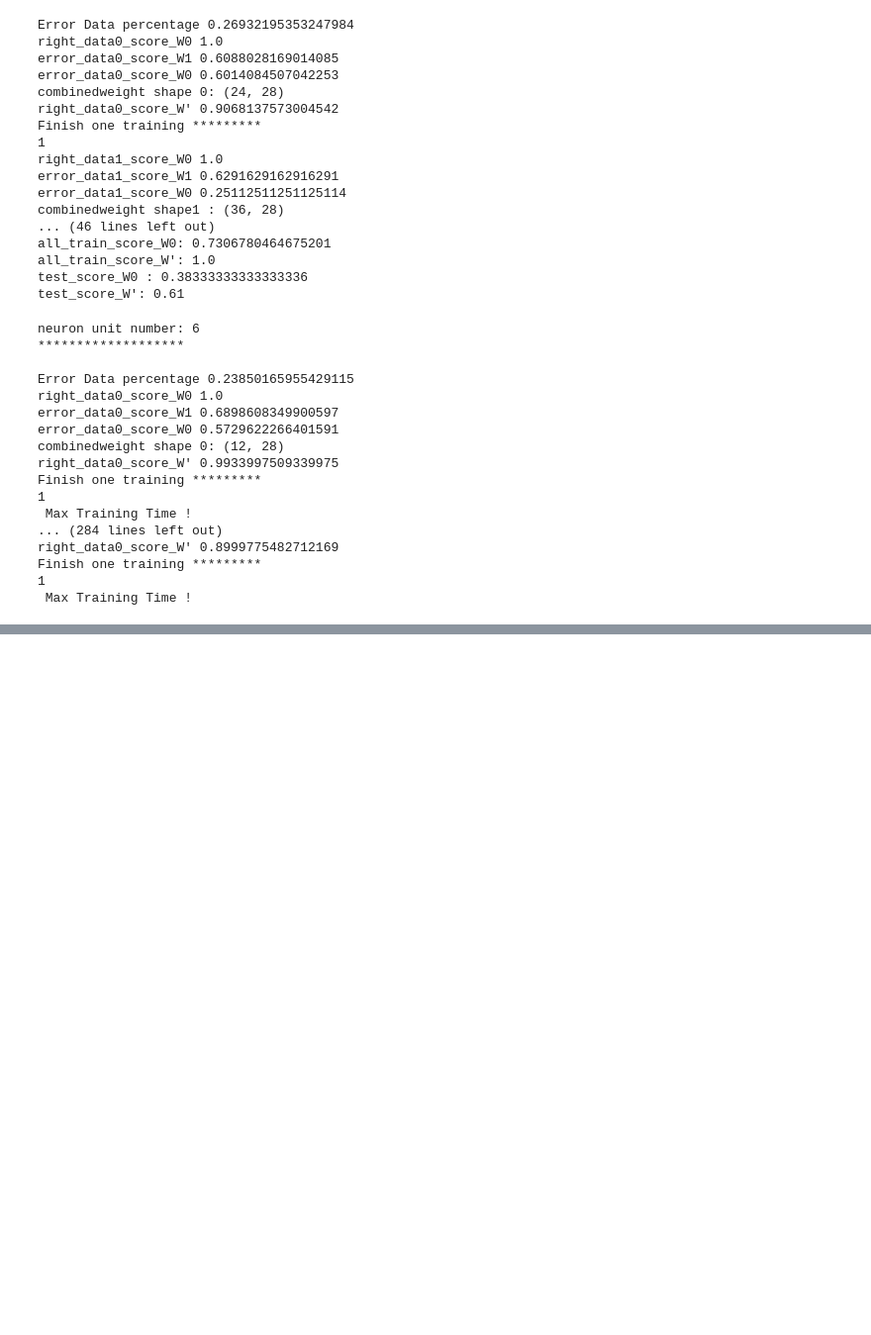
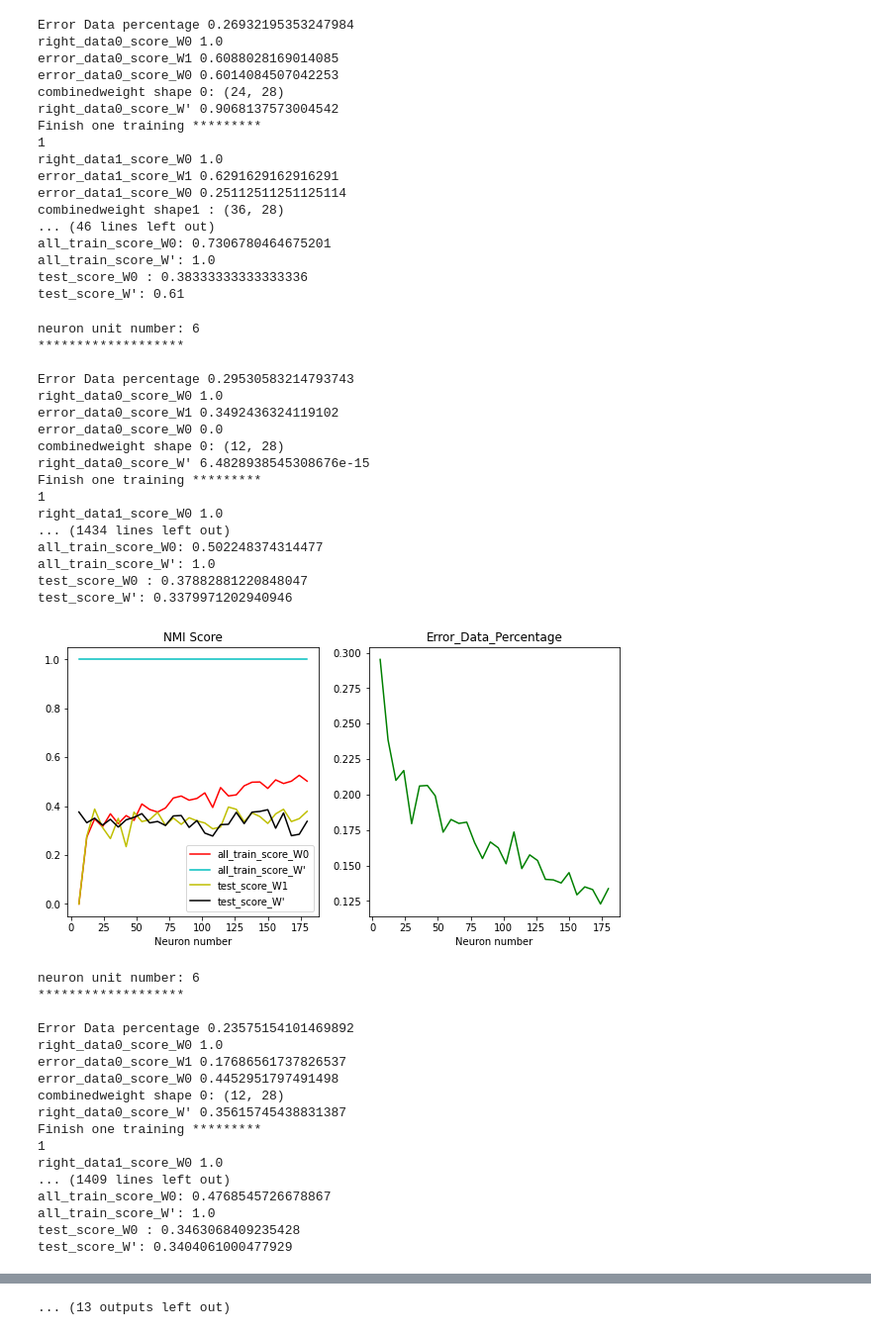
Before and after one commit to foolishfool/JupyterNotebook, a Jupyter notebook: SOM/TDSM_CM.ipynb, the cells around one changed output, grey strips where cells are left out. Shown at 99% size. Drawn from its saved outputs; the diff is of its cells as text; code cells hidden in the pictures; blank space fills up the shorter version.

```diff
--- a/SOM/TDSM_CM.ipynb
+++ b/SOM/TDSM_CM.ipynb
@@ -43,11 +43,11 @@ test_score_W': 0.61
 # %%
 #local scope 1
 
-scoretype = 0
+scoretype = 1
 scope_num = 30
 class_num = 6
 dim_num = 28
-unstable_repeat_num = 1
+unstable_repeat_num = 30
 unit_list = []
 all_train_score_W0 =[]
 all_train_score_W_combine =[]
@@ -70,7 +70,7 @@ while y <= unstable_repeat_num:
         print("*******************\n")
         som = newSom.SOM(m= class_num, n= x, dim=dim_num)
         optimize_W = TDSM_SOM.TDSM_SOM(som,dataread.data_train,dataread.data_test,dataread.label_train,dataread.label_test,class_num)
-        optimize_W.run(1,scoretype)
+        optimize_W.run(20,scoretype)
 
         all_train_score_W0.append(optimize_W.all_train_score_W0)
         all_train_score_W_combine.append(optimize_W.all_train_score_W_Combined)
@@ -108,40 +108,58 @@ while y <= unstable_repeat_num:
     axis[1].plot(unit_list,error_data_percentage,'g')
 
     plt.show()
     y =y+1
     #reset
     unit_list = []
     all_train_score_W0 =[]
     all_train_score_W_combine =[]
     test_score_W0 = []
     test_score_W_combine= []
     error_data_percentage = []
 
 
 df1 = pd.DataFrame(test_score_W0_global, columns = ['test_score_W0'])
 df2 = pd.DataFrame(test_score_W_combine_global, columns = ['test_score_W\''])
 
 summary, results = rp.ttest(group1= df1['test_score_W0'], group1_name= "test_score_W0",
                             group2= df2['test_score_W\''], group2_name= "test_score_W\'")
 print(summary)
 print(results)
 
 stats.ttest_ind(test_score_W0_global, test_score_W_combine_global,alternative = 'less')
 # %% [output]
 neuron unit number: 6
 *******************
 
-Error Data percentage 0.23850165955429115
+Error Data percentage 0.29530583214793743
 right_data0_score_W0 1.0
-error_data0_score_W1 0.6898608349900597
-error_data0_score_W0 0.5729622266401591
+error_data0_score_W1 0.3492436324119102
+error_data0_score_W0 0.0
 combinedweight shape 0: (12, 28)
-right_data0_score_W' 0.9933997509339975
+right_data0_score_W' 6.4828938545308676e-15
 Finish one training *********
 1
- Max Training Time !
-... (284 lines left out)
-right_data0_score_W' 0.8999775482712169
-Finish one training *********
-1
- Max Training Time !
+right_data1_score_W0 1.0
+... (1434 lines left out)
+all_train_score_W0: 0.502248374314477
+all_train_score_W': 1.0
+test_score_W0 : 0.37882881220848047
+test_score_W': 0.3379971202940946
+[figure, added]
+neuron unit number: 6
+*******************
+
+Error Data percentage 0.23575154101469892
+right_data0_score_W0 1.0
+error_data0_score_W1 0.17686561737826537
+error_data0_score_W0 0.4452951797491498
+combinedweight shape 0: (12, 28)
+right_data0_score_W' 0.35615745438831387
+Finish one training *********
+1
+right_data1_score_W0 1.0
+... (1409 lines left out)
+all_train_score_W0: 0.4768545726678867
+all_train_score_W': 1.0
+test_score_W0 : 0.3463068409235428
+test_score_W': 0.3404061000477929
@@ -147,0 +239 @@ Finish one training *********
+... (13 outputs left out)
```
Also changed, not shown: parts of 1 cell of this notebook.
